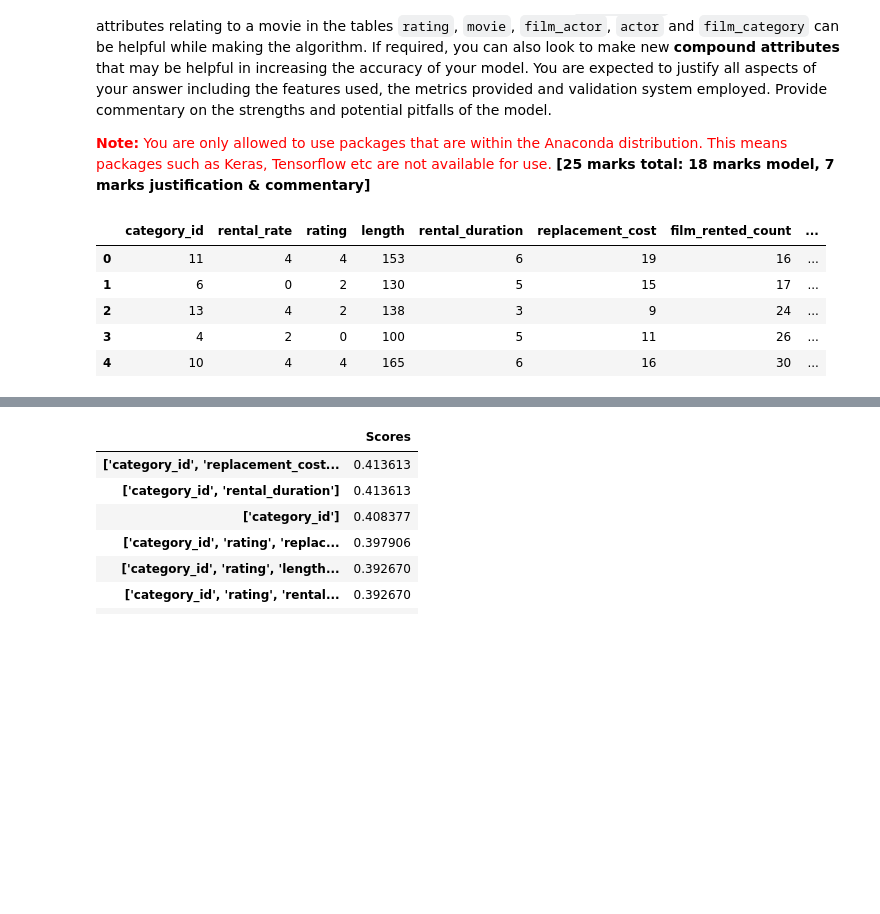
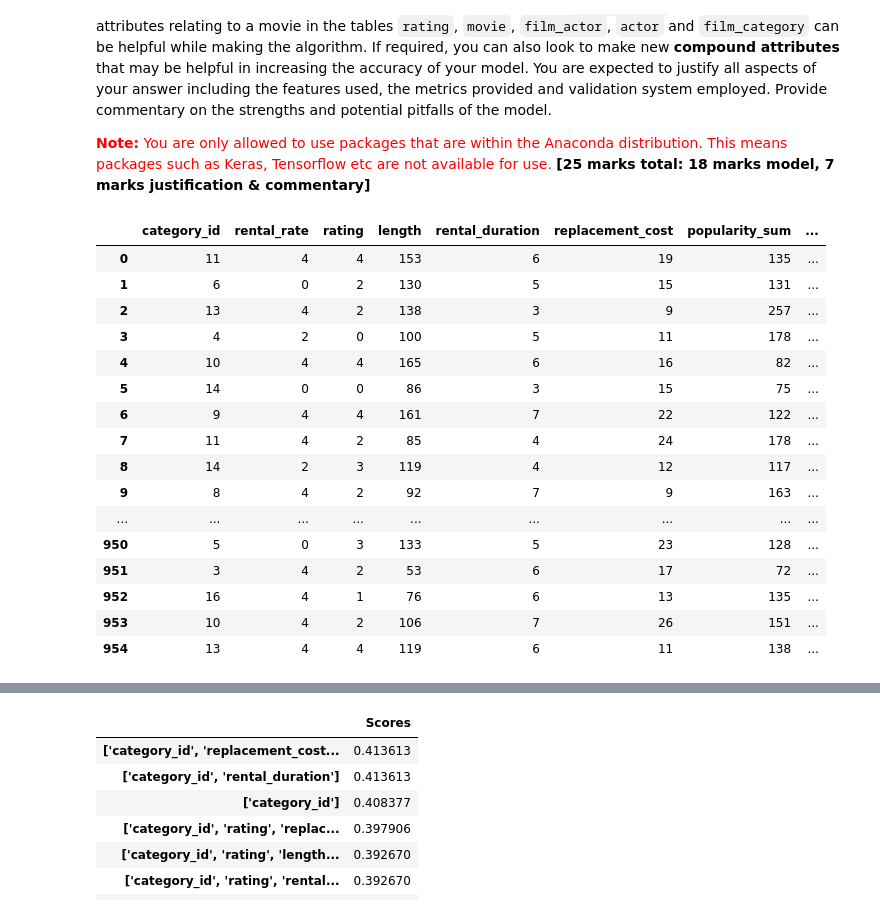
Before and after one commit to DannyFirmin/ML-KMeans-KNN-DecisionTrees, a Jupyter notebook: Assignment-2.ipynb, the cells around one changed output, grey strips where cells are left out. Cells and saved outputs as stored; diff of their text form; code cells hidden in the pictures; blank space fills up the shorter version.

```diff
--- a/Assignment-2.ipynb
+++ b/Assignment-2.ipynb
@@ -654,35 +708,77 @@ You are expected to justify all aspects of your answer including the features us
 # %%
 # Loading appropriate data
 df_classification_original = df_cleaned[["category_id","film_id", "rental_rate", "rating", \
-                                         "length", "rental_duration", "replacement_cost", "amount"]]
+                                         "length", "rental_duration", "replacement_cost","popularity_sum", "amount"]]
 
-# Filling Nas in amounts column with the average of amounts
-df_amount_mean = df_classification_original.groupby("film_id").agg({"amount": "mean"})
-df_classification = df_classification_original.set_index("film_id")
-df_classification.amount = df_classification.amount.fillna(df_amount_mean.amount)
-df_classification.reset_index()
+# Converting dtypes of columns accordingly
+df_classification_original.replacement_cost=df_classification_original.replacement_cost.astype(np.int64)
+df_classification_original.rental_rate=df_classification_original.rental_rate.astype(np.int64)
+
 
 # Converting categorical data(rating)
 le = LabelEncoder()
-df_classification.rating = le.fit_transform(df_classification.rating)
+df_classification_original.rating = le.fit_transform(df_classification_original.rating)
+
+
+
+df_classification_original_clone=df_classification_original
+df_classification_original_clone=df_classification_original_clone.dropna()
+df_classification_original_clone.amount=df_classification_original_clone.amount.astype(np.float64)
 
 # Replacing amounts with it's mean values & joining dataframes based on film_id
-df_amount_mean = df_classification.groupby("film_id").agg({"amount": "mean"})
+df_amount_mean=df_classification_original_clone.groupby("film_id").agg({"amount":"mean"})
 
-df_classification['film_rented_count'] = df_classification.groupby(by="film_id")['category_id'].count()
+# # Getting other columns which are constant for each respective film_id
+df_classification_original = df_classification_original.drop(["amount"], axis=1).drop_duplicates()
 
-# Getting other columns which are constant for each respective film_id
-df_classification = df_classification.drop(["amount"], axis=1).drop_duplicates()
 
-# Joining the df_amount_means to the previous dataframe
-df_classification = df_classification.join(df_amount_mean, on="film_id")
-df_classification = df_classification.reset_index().drop(["film_id"], axis=1)
-df_classification = df_classification.astype(np.int64)  # For KNN function data should be in integers
-df_classification.head()
+# # Joining the df_amount_means to the previous dataframe
+df_classification_original = df_classification_original.join(df_amount_mean, on="film_id")
+df_classification_original = df_classification_original.reset_index().drop(["film_id"], axis=1)
+df_classification_original = df_classification_original.astype(np.int64)  # For KNN function data should be in integers
+df_classification_original=df_classification_original.drop(["index"],axis=1)
+df_classification_original
+
+# df_classification_original
+
+# # df_classification_original_clone.dropna()
+
+# #Making the currently rented film amounts as 0.
+
+# df_classification_original.amount=df_classification_original.amount.astype(np.float64)
+# print(df_classification_original.shape)
+
+
+# Replacing amounts with it's mean values & joining dataframes based on film_id
+# df_amount_mean=df_classification_original.groupby("film_id").agg({"amount":"mean"})
+# print(df_amount_mean)
+
+
+# # Getting other columns which are constant for each respective film_id
+# df_classification_original = df_classification_original.drop(["amount"], axis=1).drop_duplicates()
+
+# # Joining the df_amount_means to the previous dataframe
+# df_classification_original = df_classification_original.join(df_amount_mean, on="film_id")
+# df_classification_original = df_classification_original.reset_index().drop(["film_id"], axis=1)
+# df_classification_original = df_classification_original.astype(np.int64)  # For KNN function data should be in integers
+# df_classification_original=df_classification_original.drop(["index"],axis=1)
+
+# df_classification_original
 # %% [output]
-|  | category_id | rental_rate | rating | length | rental_duration | replacement_cost | film_rented_count | ... |
-| 0 | 11 | 4 | 4 | 153 | 6 | 19 | 16 | ... |
-| 1 | 6 | 0 | 2 | 130 | 5 | 15 | 17 | ... |
-| 2 | 13 | 4 | 2 | 138 | 3 | 9 | 24 | ... |
-| 3 | 4 | 2 | 0 | 100 | 5 | 11 | 26 | ... |
-| 4 | 10 | 4 | 4 | 165 | 6 | 16 | 30 | ... |
+|  | category_id | rental_rate | rating | length | rental_duration | replacement_cost | popularity_sum | ... |
+| 0 | 11 | 4 | 4 | 153 | 6 | 19 | 135 | ... |
+| 1 | 6 | 0 | 2 | 130 | 5 | 15 | 131 | ... |
+| 2 | 13 | 4 | 2 | 138 | 3 | 9 | 257 | ... |
+| 3 | 4 | 2 | 0 | 100 | 5 | 11 | 178 | ... |
+| 4 | 10 | 4 | 4 | 165 | 6 | 16 | 82 | ... |
+| 5 | 14 | 0 | 0 | 86 | 3 | 15 | 75 | ... |
+| 6 | 9 | 4 | 4 | 161 | 7 | 22 | 122 | ... |
+| 7 | 11 | 4 | 2 | 85 | 4 | 24 | 178 | ... |
+| 8 | 14 | 2 | 3 | 119 | 4 | 12 | 117 | ... |
+| 9 | 8 | 4 | 2 | 92 | 7 | 9 | 163 | ... |
+| ... | ... | ... | ... | ... | ... | ... | ... | ... |
+| 950 | 5 | 0 | 3 | 133 | 5 | 23 | 128 | ... |
+| 951 | 3 | 4 | 2 | 53 | 6 | 17 | 72 | ... |
+| 952 | 16 | 4 | 1 | 76 | 6 | 13 | 135 | ... |
+| 953 | 10 | 4 | 2 | 106 | 7 | 26 | 151 | ... |
+| 954 | 13 | 4 | 4 | 119 | 6 | 11 | 138 | ... |
```
Also changed, not shown: parts of 12 cells of this notebook, 2 other files.
